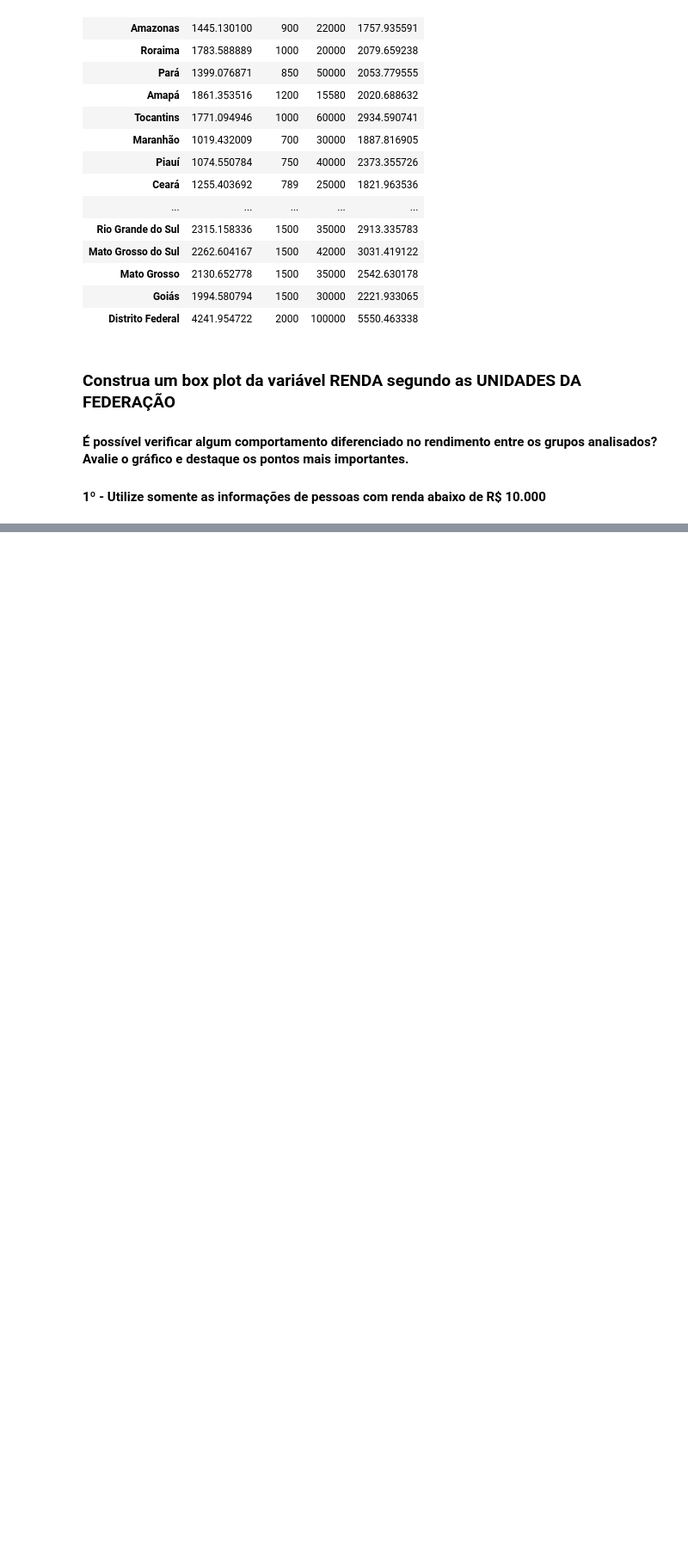
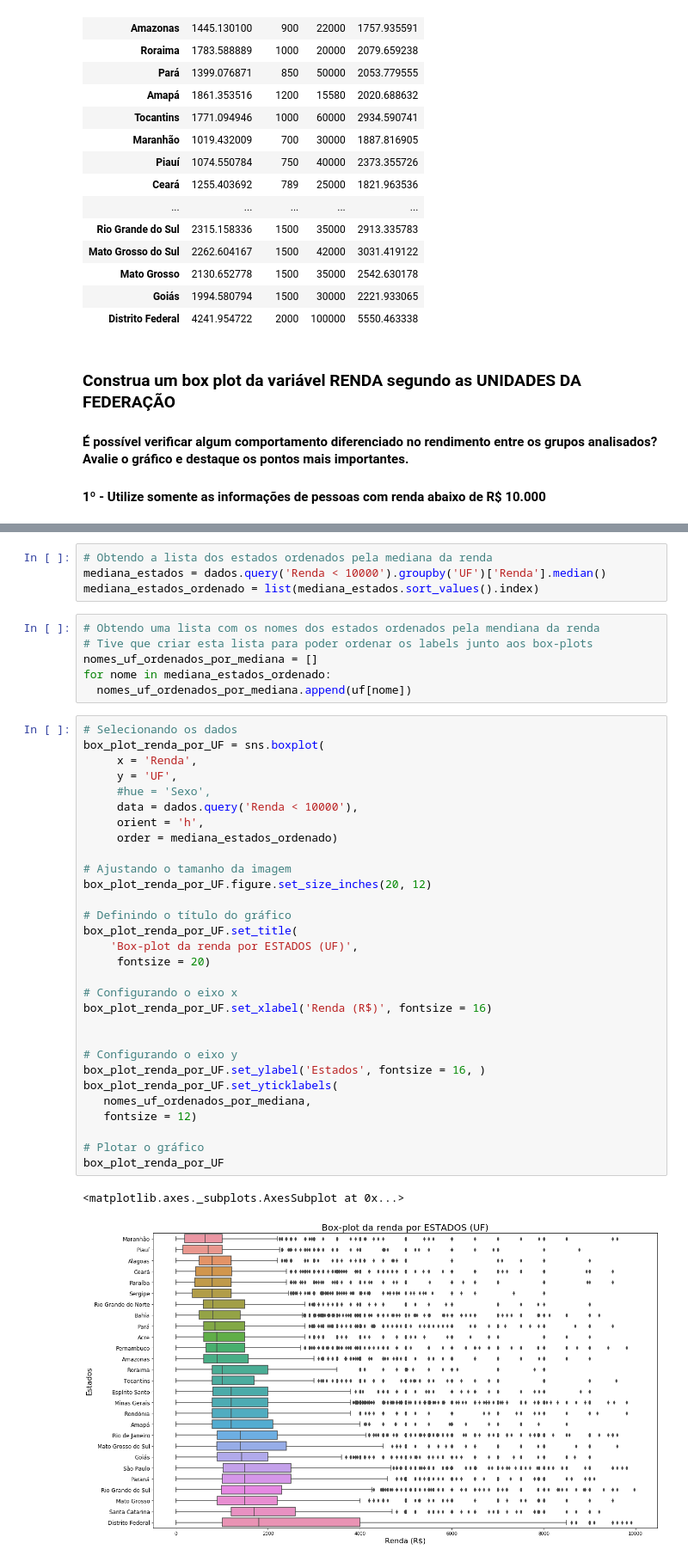
Before and after one commit to ViniViniAntunes/Analise-descritiva-PNAD-2015, a Jupyter notebook: Análise_Descritiva.ipynb, the cells around one changed output, grey strips where cells are left out. Shown at 86% size. Cells and saved outputs as stored; diff of their text form; blank space fills up the shorter version.

```diff
--- a/Análise_Descritiva.ipynb
+++ b/Análise_Descritiva.ipynb
@@ -769,0 +774,43 @@ box_plot_renda_por_UF
+# %%
+# Obtendo a lista dos estados ordenados pela mediana da renda
+mediana_estados = dados.query('Renda < 10000').groupby('UF')['Renda'].median()
+mediana_estados_ordenado = list(mediana_estados.sort_values().index)
+# %%
+# Obtendo uma lista com os nomes dos estados ordenados pela mendiana da renda
+# Tive que criar esta lista para poder ordenar os labels junto aos box-plots
+nomes_uf_ordenados_por_mediana = []
+for nome in mediana_estados_ordenado:
+  nomes_uf_ordenados_por_mediana.append(uf[nome])
+# %%
+# Selecionando os dados
+box_plot_renda_por_UF = sns.boxplot(
+     x = 'Renda',
+     y = 'UF',
+     #hue = 'Sexo',
+     data = dados.query('Renda < 10000'),
+     orient = 'h',
+     order = mediana_estados_ordenado)
+
+# Ajustando o tamanho da imagem
+box_plot_renda_por_UF.figure.set_size_inches(20, 12)
+
+# Definindo o título do gráfico
+box_plot_renda_por_UF.set_title(
+    'Box-plot da renda por ESTADOS (UF)',
+     fontsize = 20)
+
+# Configurando o eixo x
+box_plot_renda_por_UF.set_xlabel('Renda (R$)', fontsize = 16)
+
+
+# Configurando o eixo y
+box_plot_renda_por_UF.set_ylabel('Estados', fontsize = 16, )
+box_plot_renda_por_UF.set_yticklabels(
+   nomes_uf_ordenados_por_mediana,
+   fontsize = 12)
+
+# Plotar o gráfico
+box_plot_renda_por_UF
+# %% [output]
+<matplotlib.axes._subplots.AxesSubplot at 0x...>
+[figure, added]
```
Also changed, not shown: parts of 7 cells of this notebook.
